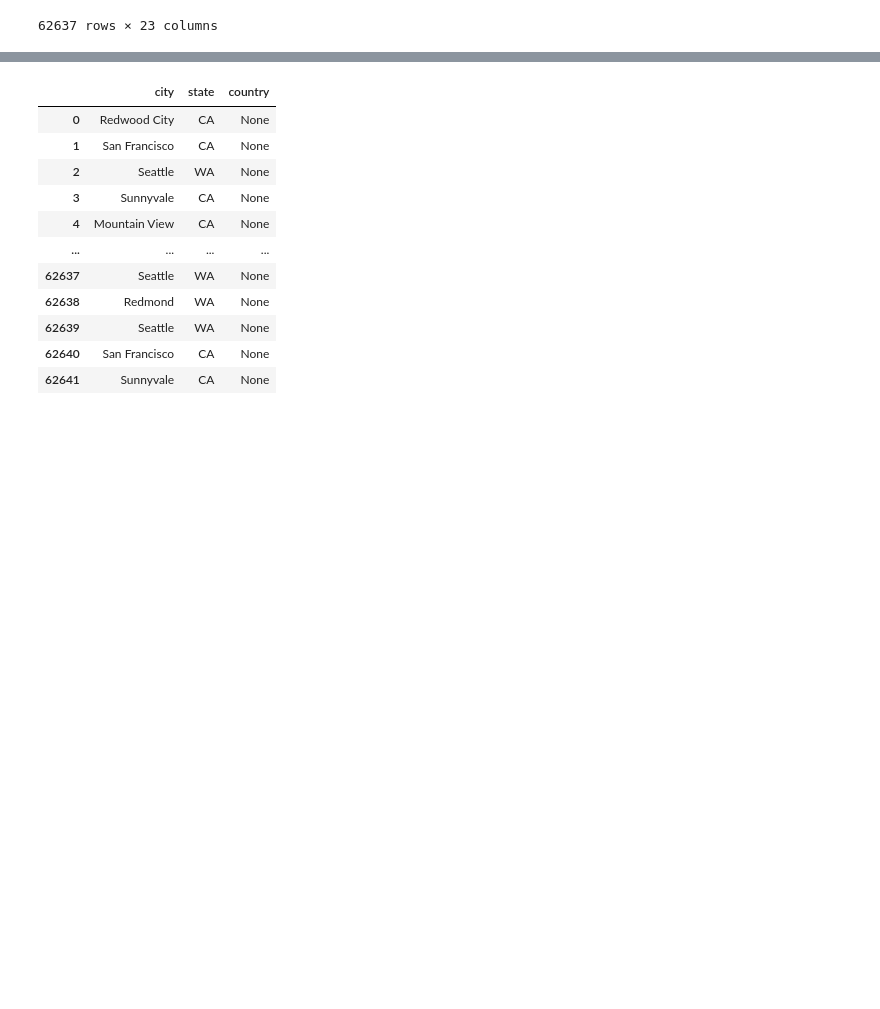
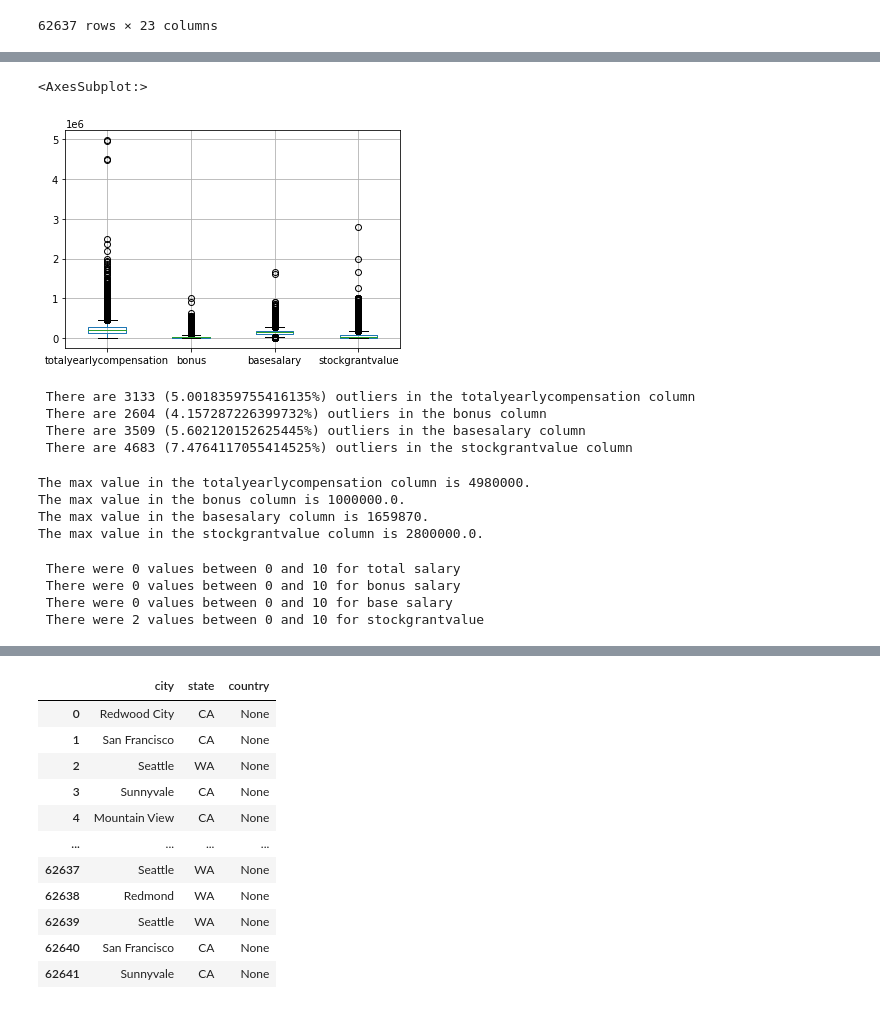
Before and after one commit to mgsrichard/Capstone-Project, a Jupyter notebook: Cleaning Data.ipynb, the cells around one changed output, grey strips where cells are left out. Drawn from its saved outputs; the diff is of its cells as text; code cells hidden in the pictures; blank space fills up the shorter version.

```diff
--- a/Cleaning Data.ipynb
+++ b/Cleaning Data.ipynb
@@ -261,0 +316,6 @@ salaries_df
+# %%
+salaries_df.boxplot(column = ["totalyearlycompensation","bonus",'basesalary','stockgrantvalue'])
+#There appear to be some high outlier values in totalyearlycompensation, and maybe stockgrantvalue
+# %% [output]
+<AxesSubplot:>
+[figure, added]
@@ -261,0 +336,43 @@ salaries_df
+# %%
+#look for outliers in 4 salary columns
+row_count = salaries_df.count()['rowNumber']
+totalcomp_outliers = len(findoutliers(salaries_df.totalyearlycompensation))
+bonus_outliers = len(findoutliers(salaries_df.bonus))
+base_outliers = len(findoutliers(salaries_df.basesalary))
+stock_outliers = len(findoutliers(salaries_df.stockgrantvalue))
+print(f" There are {totalcomp_outliers} ({totalcomp_outliers/float(row_count)*100}%) outliers in the totalyearlycompensation column")
+print(f" There are {bonus_outliers} ({bonus_outliers/float(row_count)*100}%) outliers in the bonus column")
+print(f" There are {base_outliers} ({base_outliers/float(row_count)*100}%) outliers in the basesalary column")
+print(f" There are {stock_outliers} ({stock_outliers/float(row_count)*100}%) outliers in the stockgrantvalue column")
+# %% [output]
+ There are 3133 (5.0018359755416135%) outliers in the totalyearlycompensation column
+ There are 2604 (4.157287226399732%) outliers in the bonus column
+ There are 3509 (5.602120152625445%) outliers in the basesalary column
+ There are 4683 (7.4764117055414525%) outliers in the stockgrantvalue column
+# %%
+#Look at maximum values for these four columns
+print(f"The max value in the totalyearlycompensation column is {salaries_df.totalyearlycompensation.max()}.")
+print(f"The max value in the bonus column is {salaries_df.bonus.max()}.")
+print(f"The max value in the basesalary column is {salaries_df.basesalary.max()}.")
+print(f"The max value in the stockgrantvalue column is {salaries_df.stockgrantvalue.max()}.")
+#These values are high but not unreasonable in this field. I think we should keep them.
+# %% [output]
+The max value in the totalyearlycompensation column is 4980000.
+The max value in the bonus column is 1000000.0.
+The max value in the basesalary column is 1659870.
+The max value in the stockgrantvalue column is 2800000.0.
+# %%
+#Stockgrantvalue has some weird low values, between .0001 and .01. Check other 3 salary columns for the same thing
+total_under1 = salaries_df[(salaries_df['totalyearlycompensation']<10) & (salaries_df['totalyearlycompensation']>0)]
+print(f" There were {total_under1.count()['rowNumber']} values between 0 and 10 for total salary")
+bonus_under1 = salaries_df[(salaries_df['bonus']<10) & (salaries_df['bonus']>0)]
+print(f" There were {bonus_under1.count()['rowNumber']} values between 0 and 10 for bonus salary")
+base_under1 = salaries_df[(salaries_df['basesalary']<10) & (salaries_df['basesalary']>0)]
+print(f" There were {base_under1.count()['rowNumber']} values between 0 and 10 for base salary")
+stock_under1 = salaries_df[(salaries_df['stockgrantvalue']<10) & (salaries_df['stockgrantvalue']>0)]
+print(f" There were {stock_under1.count()['rowNumber']} values between 0 and 10 for stockgrantvalue")
+# %% [output]
+ There were 0 values between 0 and 10 for total salary
+ There were 0 values between 0 and 10 for bonus salary
+ There were 0 values between 0 and 10 for base salary
+ There were 2 values between 0 and 10 for stockgrantvalue
```
Also changed, not shown: parts of 41 cells of this notebook.
